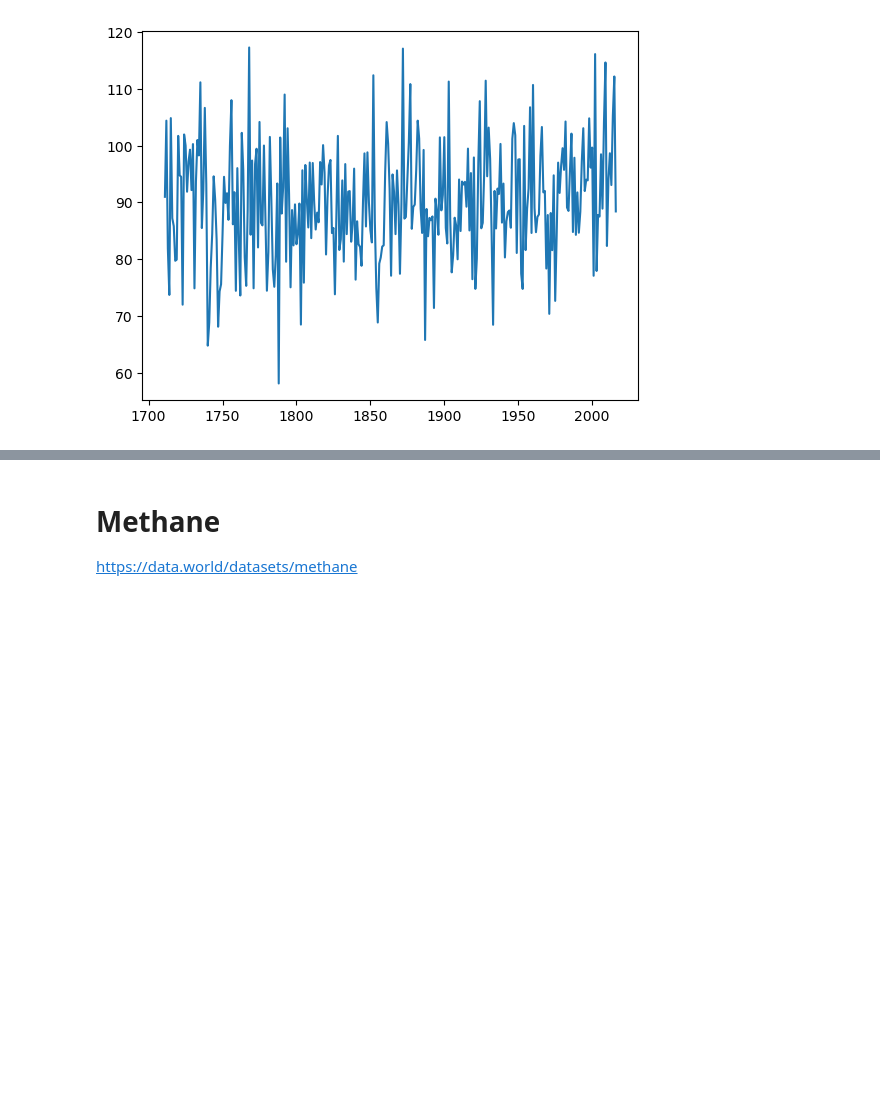
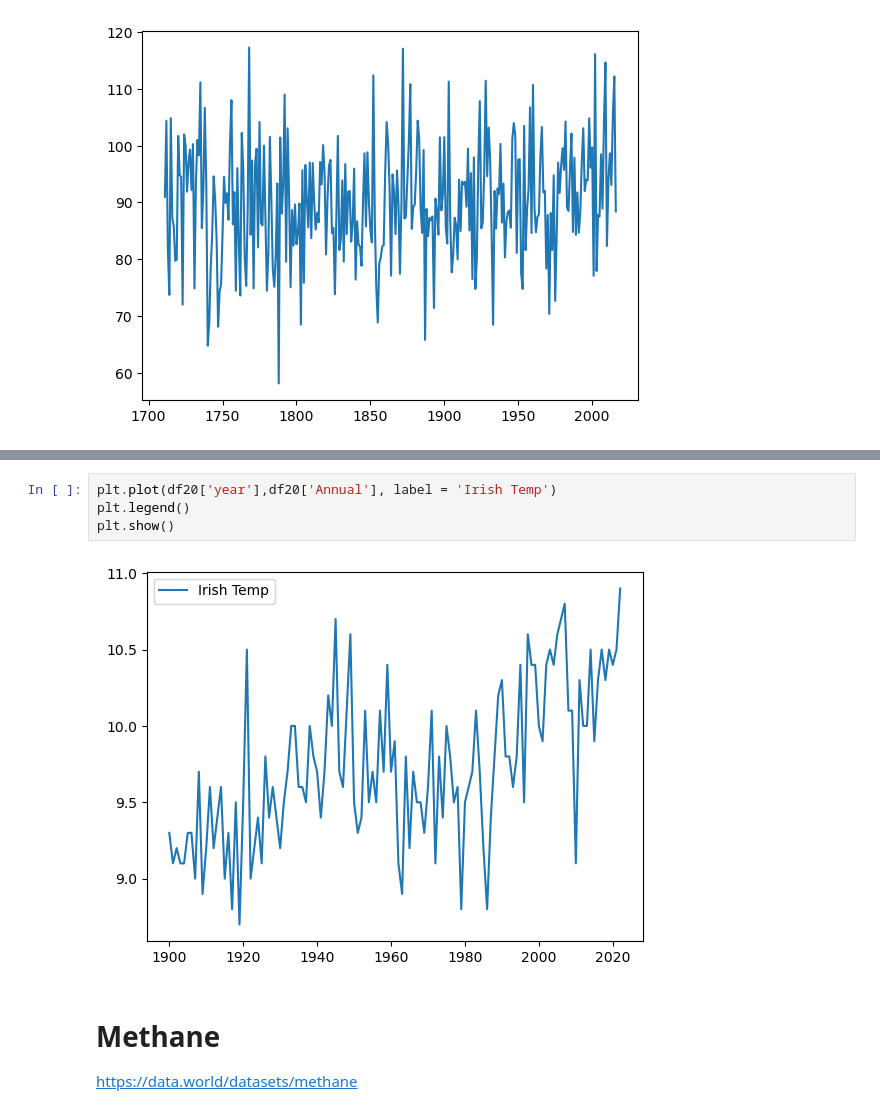
Before and after one commit to dectan/Programming-for-Data-Analysis-Project-2, a Jupyter notebook: test3.ipynb, the cells around one changed output, grey strips where cells are left out. Drawn from its saved outputs; the diff is of its cells as text; blank space fills up the shorter version.

```diff
--- a/test3.ipynb
+++ b/test3.ipynb
@@ -432,3 +455,9 @@ plt.plot(yearly_averages, label='Yearly Averages')
+# %%
+plt.plot(df20['year'],df20['Annual'], label = 'Irish Temp')
+plt.legend()
+plt.show()
+# %% [output]
+[figure, added]
 # %% [markdown]
 # Methane
 https://data.world/datasets/methane
```
Also changed, not shown: parts of 6 cells of this notebook, 1 other file.
